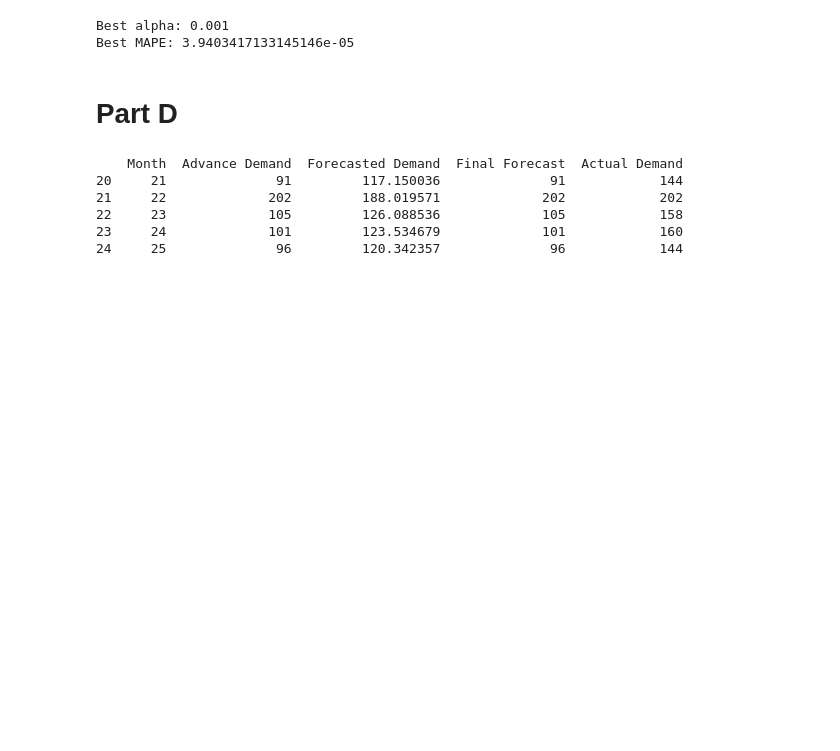
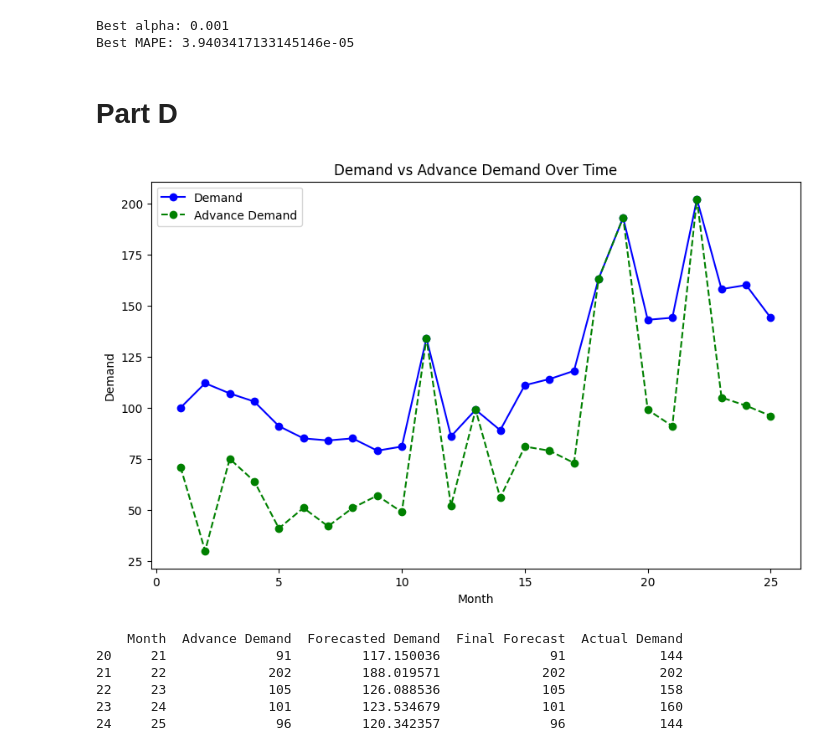
Before and after one commit to EthanRosehart/PM_Assignments, a Jupyter notebook: OMIS_homework.ipynb, the cells around one changed output. Saved outputs shown, nothing was run; the diff lists cells and outputs as text; code cells hidden in the pictures; blank space fills up the shorter version.

Commit message:
pretty graphs

```diff
--- a/OMIS_homework.ipynb
+++ b/OMIS_homework.ipynb
@@ -248,5 +248,41 @@ Best alpha: 0.001
 Best MAPE: 3.9403417133145146e-05
 # %% [markdown]
 # Part D
+# %%
+import matplotlib.pyplot as plt
+
+# Input the data from the image manually
+data = {
+    'Month': list(range(1, 26)),
+    'Demand': [100, 112, 107, 103, 91, 85, 84, 85, 79, 81,
+               134, 86, 99, 89, 111, 114, 118, 163, 193, 143,
+               144, 202, 158, 160, 144],
+    'Advance_Demand': [71, 30, 75, 64, 41, 51, 42, 51, 57, 49,
+                       134, 52, 99, 56, 81, 79, 73, 163, 193, 99,
+                       91, 202, 105, 101, 96]
+}
+
+# Create a DataFrame
+df = pd.DataFrame(data)
+
+# Create a figure and axis
+plt.figure(figsize=(10, 6))
+
+# Plotting both Demand and Advanced Demand on the same plot
+plt.plot(data['Month'], data['Demand'], label='Demand', marker='o', linestyle='-', color='blue')
+plt.plot(data['Month'], data['Advance_Demand'], label='Advance Demand', marker='o', linestyle='--', color='green')
+
+# Adding titles and labels
+plt.title('Demand vs Advance Demand Over Time')
+plt.xlabel('Month')
+plt.ylabel('Demand')
+
+# Adding a legend
+plt.legend()
+
+# Show the plot
+plt.show()
+# %% [output]
+[figure, added]
 # %%
 # 1. Use the demand data given in the table and develop an appropriate forecasting model
```
Also changed, not shown: parts of 4 cells of this notebook.
